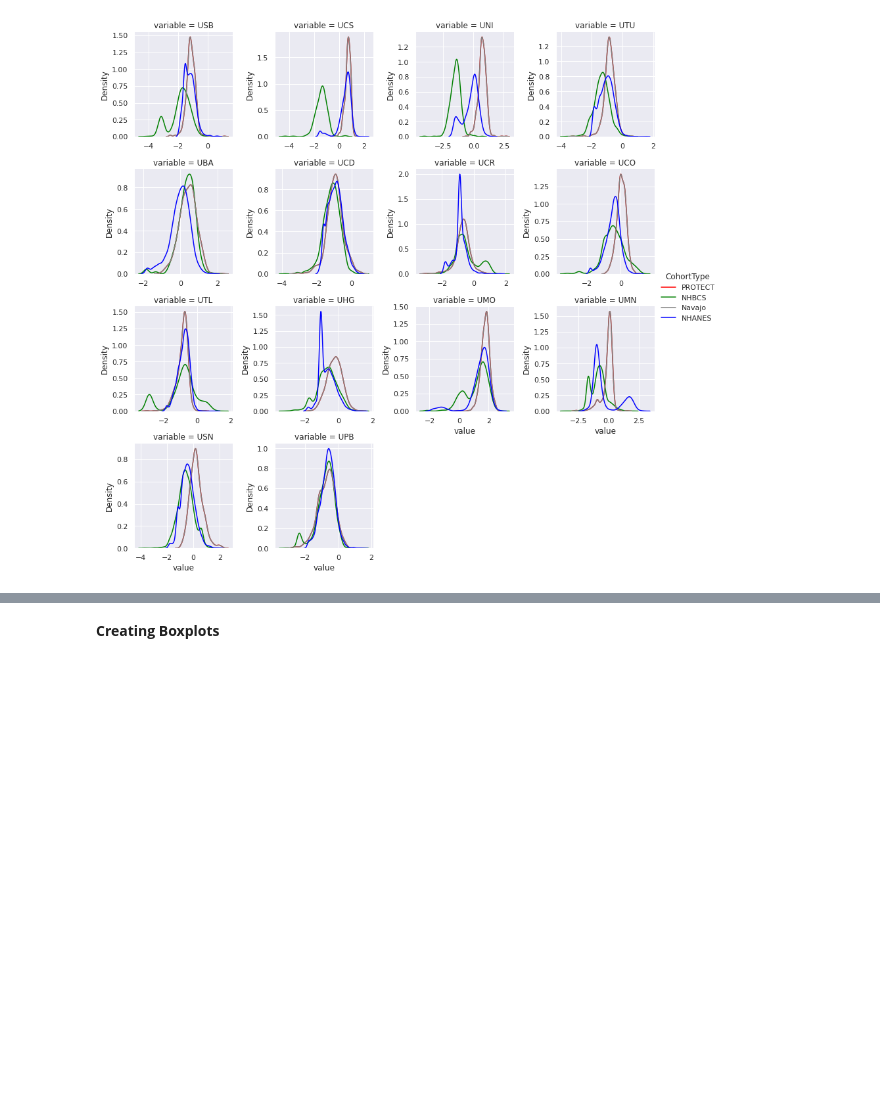
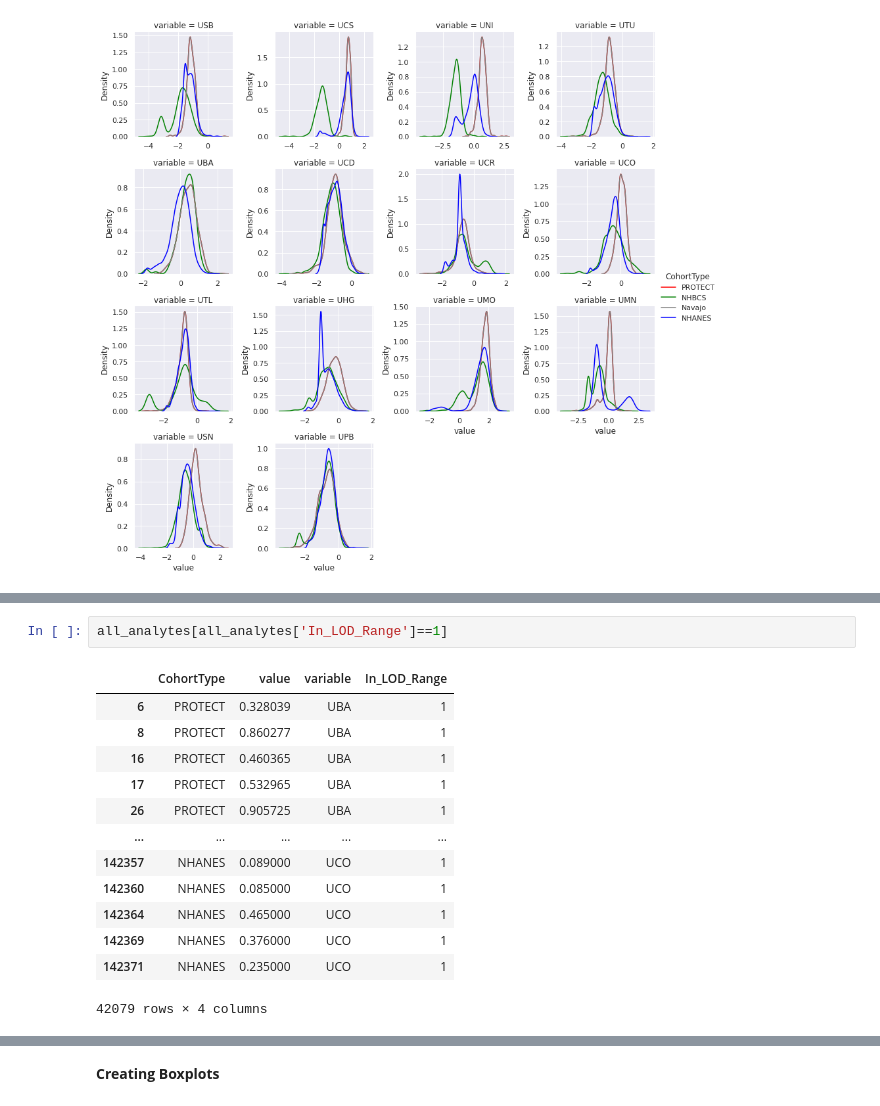
Before and after one commit to agostini01/harmonization-website, a Jupyter notebook: cohorts_proj/jupyter/Distribution Paper JGeller/NHANES_template_copy.ipynb, the cells around one changed output, grey strips where cells are left out. Cells and saved outputs as stored; diff of their text form; blank space fills up the shorter version.

```diff
--- a/cohorts_proj/jupyter/Distribution Paper JGeller/NHANES_template_copy.ipynb
+++ b/cohorts_proj/jupyter/Distribution Paper JGeller/NHANES_template_copy.ipynb
@@ -717,0 +774,16 @@ p1.savefig('Dist_Plot_Log_Analyte_DP_Paper.jpg', format = 'jpeg', dpi = 1000)
+# %%
+all_analytes[all_analytes['In_LOD_Range']==1]
+# %% [output]
+|  | CohortType | value | variable | In_LOD_Range |
+| 6 | PROTECT | 0.328039 | UBA | 1 |
+| 8 | PROTECT | 0.860277 | UBA | 1 |
+| 16 | PROTECT | 0.460365 | UBA | 1 |
+| 17 | PROTECT | 0.532965 | UBA | 1 |
+| 26 | PROTECT | 0.905725 | UBA | 1 |
+| ... | ... | ... | ... | ... |
+| 142357 | NHANES | 0.089000 | UCO | 1 |
+| 142360 | NHANES | 0.085000 | UCO | 1 |
+| 142364 | NHANES | 0.465000 | UCO | 1 |
+| 142369 | NHANES | 0.376000 | UCO | 1 |
+| 142371 | NHANES | 0.235000 | UCO | 1 |
+42079 rows × 4 columns
```
Also changed, not shown: parts of 34 cells of this notebook, 1 other file.
